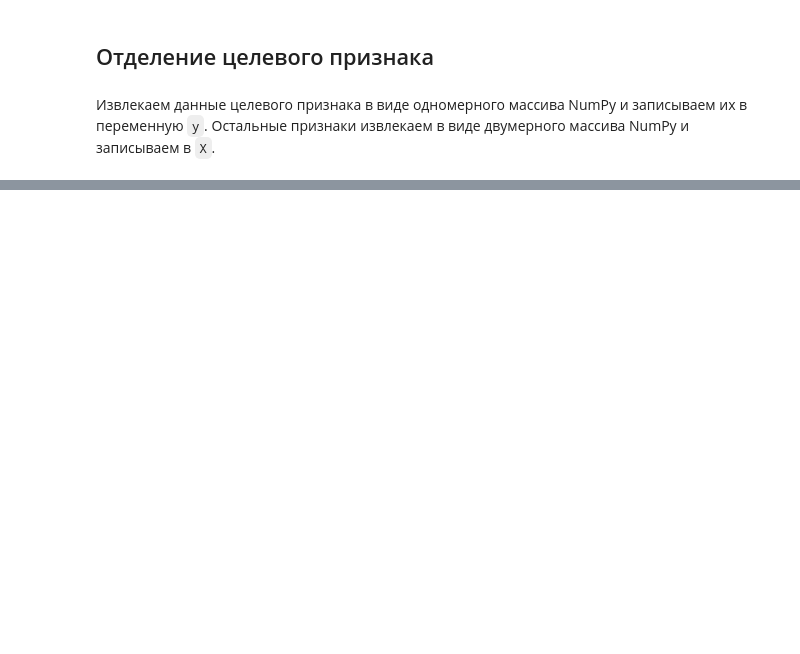
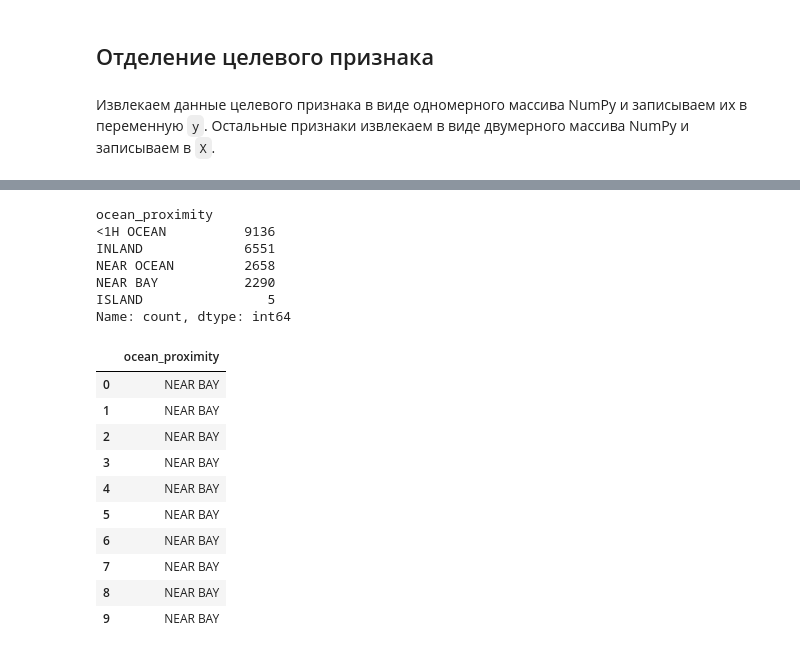
Before and after one commit to ordevoir/Data_Analysis, a Jupyter notebook: pandas_example.ipynb, the cells around one changed output, grey strips where cells are left out. Drawn from its saved outputs; the diff is of its cells as text; code cells hidden in the pictures; blank space fills up the shorter version.

```diff
--- a/pandas_example.ipynb
+++ b/pandas_example.ipynb
@@ -162,0 +276,26 @@ print(y[:3])
+# %%
+# единственный текстовый атрибут в нашей выборке - это ocean_proximity:
+housing_cat = housing[["ocean_proximity"]]
+print(housing_cat.value_counts())
+housing_cat.head(10)
+# это не произвольные текстовые значения, возможные значения ограничены
+# поэтому здесь имеем дело с категоральным атрибутом
+# %% [output]
+ocean_proximity
+<1H OCEAN          9136
+INLAND             6551
+NEAR OCEAN         2658
+NEAR BAY           2290
+ISLAND                5
+Name: count, dtype: int64
+|  | ocean_proximity |
+| 0 | NEAR BAY |
+| 1 | NEAR BAY |
+| 2 | NEAR BAY |
+| 3 | NEAR BAY |
+| 4 | NEAR BAY |
+| 5 | NEAR BAY |
+| 6 | NEAR BAY |
+| 7 | NEAR BAY |
+| 8 | NEAR BAY |
+| 9 | NEAR BAY |
```
Also changed, not shown: parts of 22 cells of this notebook.
